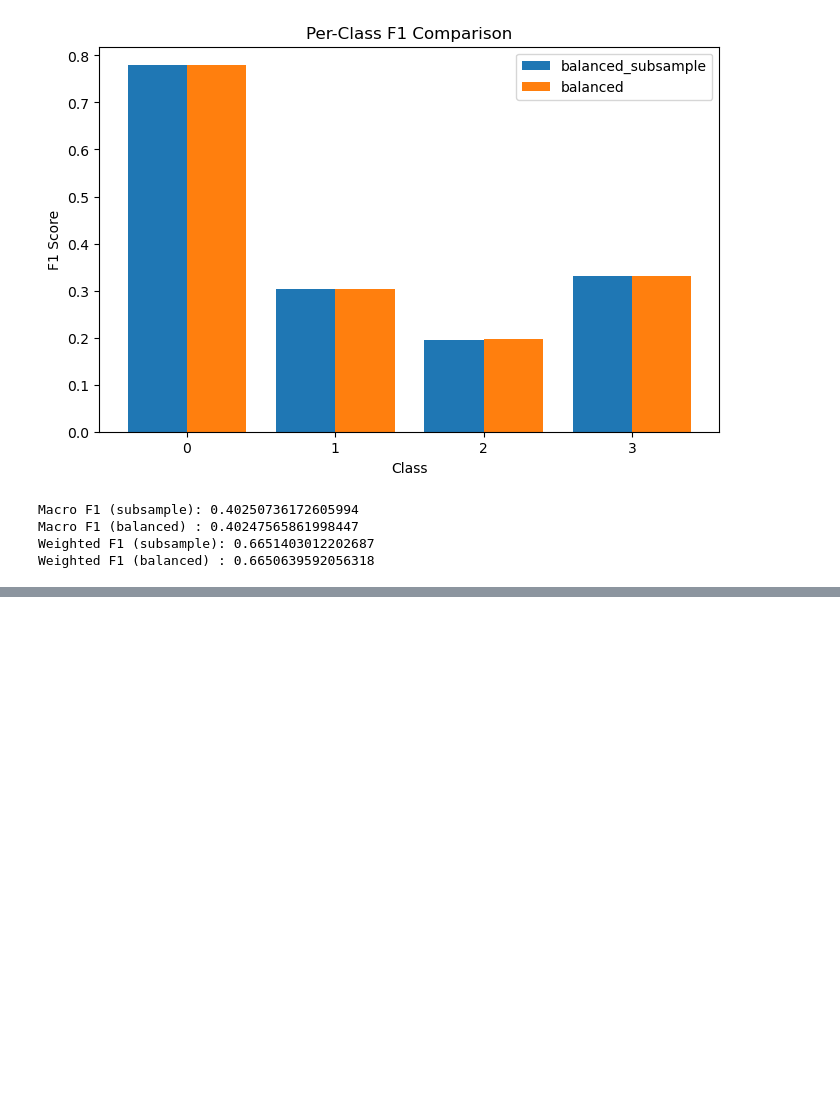
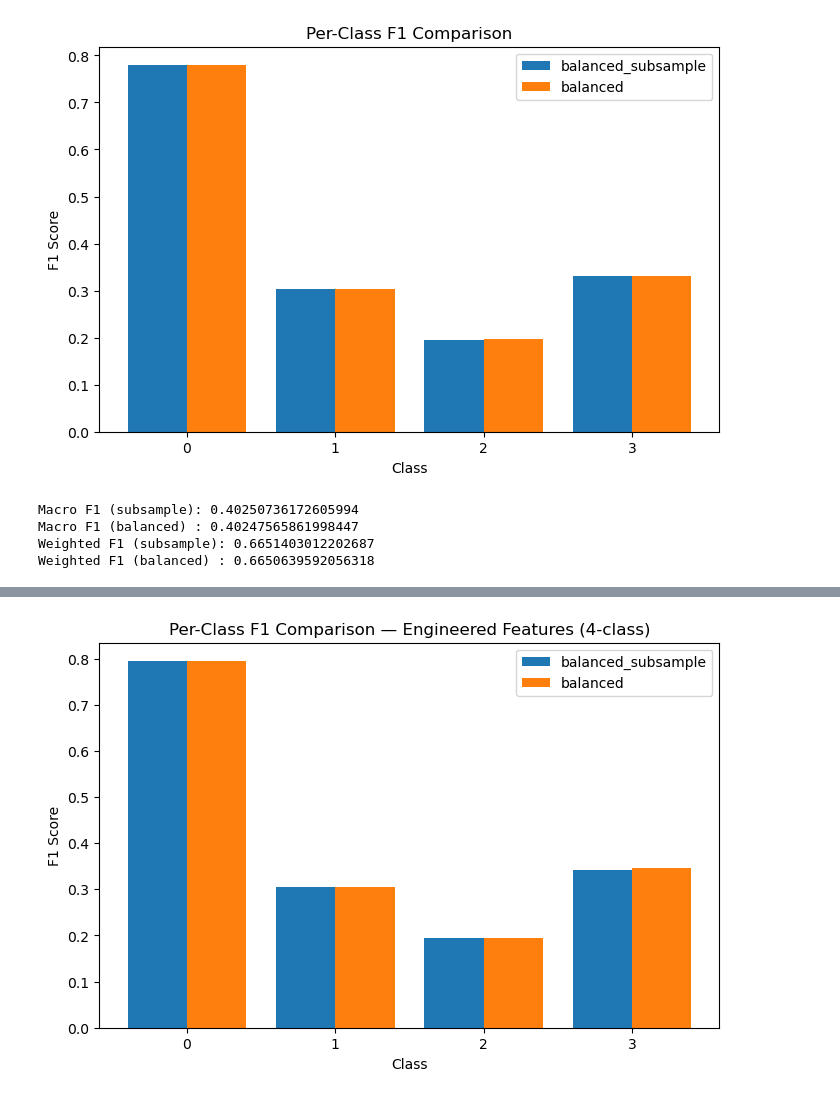
Before and after one commit to ingridalt/DSC-288R-CAPSTONE, a Jupyter notebook: 4_Models/4b_RandomForest_Model.ipynb, the cells around one changed output, grey strips where cells are left out. Drawn from its saved outputs; the diff is of its cells as text; code cells hidden in the pictures; blank space fills up the shorter version.

```diff
--- a/4_Models/4b_RandomForest_Model.ipynb
+++ b/4_Models/4b_RandomForest_Model.ipynb
@@ -219,0 +366,25 @@ Weighted F1 (balanced) : 0.6650639592056318
+# %%
+from sklearn.metrics import classification_report
+
+report_4c_bss = classification_report(y_test_4c, y_pred_4c_bss, output_dict=True)
+report_4c_bal = classification_report(y_test_4c, y_pred_4c_bal, output_dict=True)
+
+rows = []
+for c in ["0", "1", "2", "3"]:
+    rows.append({
+        "class": c,
+        "precision_subsample": report_4c_bss[c]["precision"],
+        "precision_balanced":  report_4c_bal[c]["precision"],
+        "recall_subsample":    report_4c_bss[c]["recall"],
+        "recall_balanced":     report_4c_bal[c]["recall"],
+        "f1_subsample":        report_4c_bss[c]["f1-score"],
+        "f1_balanced":         report_4c_bal[c]["f1-score"],
+    })
+
+df_compare_4c = pd.DataFrame(rows)
+display(df_compare_4c)
+
+print(f"\nMacro F1    (balanced_subsample): {report_4c_bss['macro avg']['f1-score']:.4f}")
+print(f"Macro F1    (balanced):           {report_4c_bal['macro avg']['f1-score']:.4f}")
+print(f"Weighted F1 (balanced_subsample): {report_4c_bss['weighted avg']['f1-score']:.4f}")
+print(f"Weighted F1 (balanced):           {report_4c_bal['weighted avg']['f1-score']:.4f}")
@@ -219,0 +401,17 @@ Weighted F1 (balanced) : 0.6650639592056318
+# %%
+import matplotlib.pyplot as plt
+
+x = range(len(df_compare_4c))
+
+plt.figure(figsize=(8, 5))
+plt.bar([i - 0.2 for i in x], df_compare_4c["f1_subsample"], width=0.4, label="balanced_subsample")
+plt.bar([i + 0.2 for i in x], df_compare_4c["f1_balanced"],  width=0.4, label="balanced")
+
+plt.xticks(x, df_compare_4c["class"])
+plt.xlabel("Class")
+plt.ylabel("F1 Score")
+plt.title("Per-Class F1 Comparison — Engineered Features (4-class)")
+plt.legend()
+plt.show()
+# %% [output]
+[figure, added]
```
Also changed, not shown: parts of 21 cells of this notebook, 7 other files.
